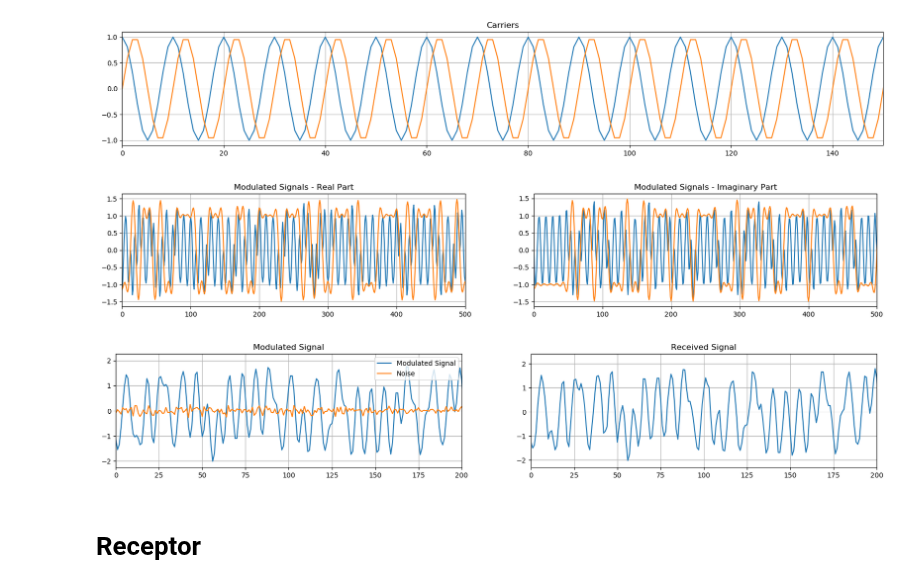
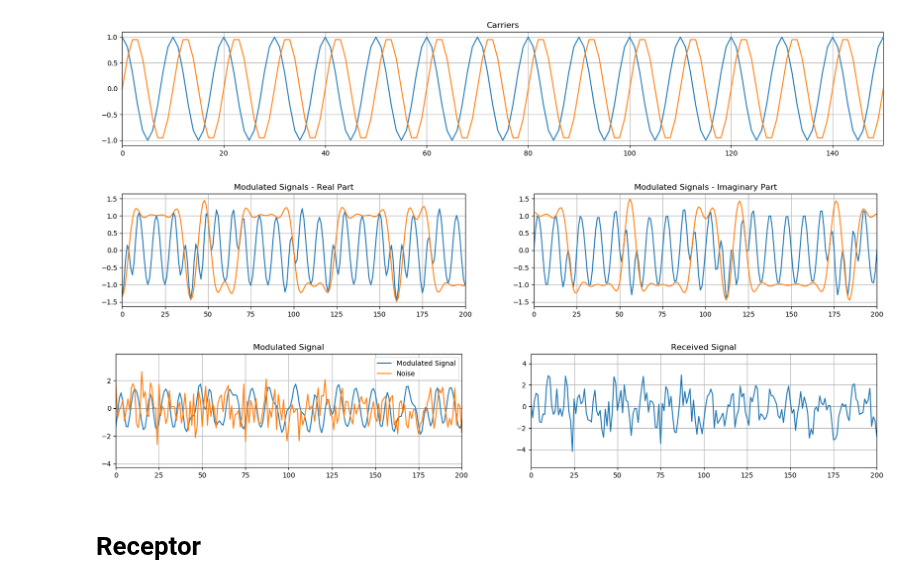
Before and after one commit to sofia-am/QPSK-8PSK-Simulation, a Jupyter notebook: notebook/QPSKmodem.ipynb, the cells around one changed output. Cells and saved outputs as stored; diff of their text form; code cells hidden in the pictures.

```diff
--- a/notebook/QPSKmodem.ipynb
+++ b/notebook/QPSKmodem.ipynb
@@ -151,24 +151,24 @@ plt.show()
 # %%
 q_modulated = q_filtered * q_carrier
 i_modulated = i_filtered * i_carrier
 
 plt.figure(figsize=(20, 3))
 plt.subplot(1, 2, 1)
 plt.plot(t, i_modulated, i_filtered)
-plt.xlim(0, 500)
+plt.xlim(0, 200)
 plt.title("Modulated Signals - Real Part")
 plt.grid(True)
 plt.subplot(1, 2, 2)
 plt.plot(t, q_modulated, q_filtered)
-plt.xlim(0, 500)
+plt.xlim(0, 200)
 plt.title("Modulated Signals - Imaginary Part")
 plt.grid(True)
 plt.show()
 # %% [output]
-[figure, old version]
+[figure, new version]
 # %%
 signal_modulated = i_modulated + q_modulated
-noise = np.random.normal(0, 0.1, len(signal_modulated))
+noise = np.random.randn(len(signal_modulated))
 signal_noise = signal_modulated + noise
 
 plt.figure(figsize=(20, 3))
@@ -186,7 +186,7 @@ plt.title("Received Signal")
 plt.grid(True)
 plt.show()
 # %% [output]
-[figure, old version]
+[figure, new version]
 # %% [markdown]
 # Receptor
 # %%
```
Also changed, not shown: parts of 8 cells of this notebook.
